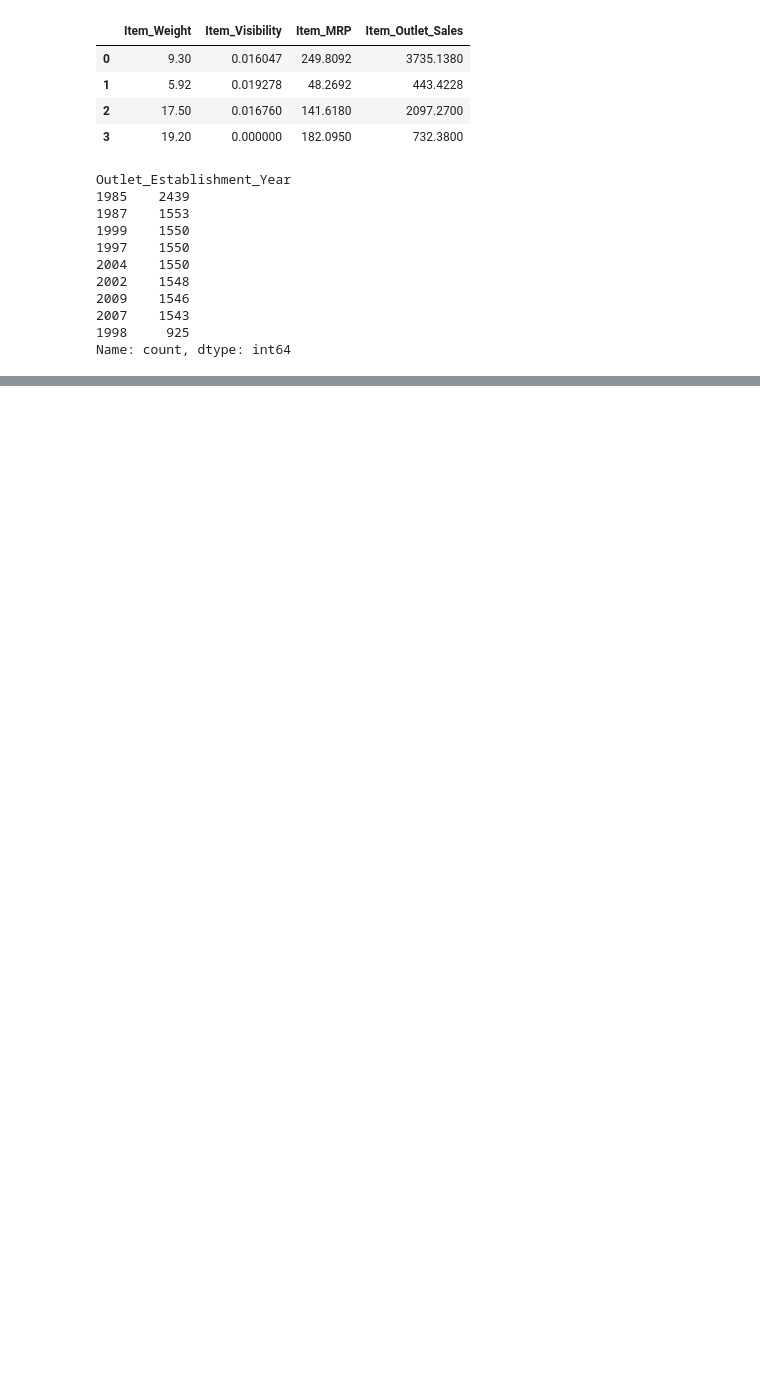
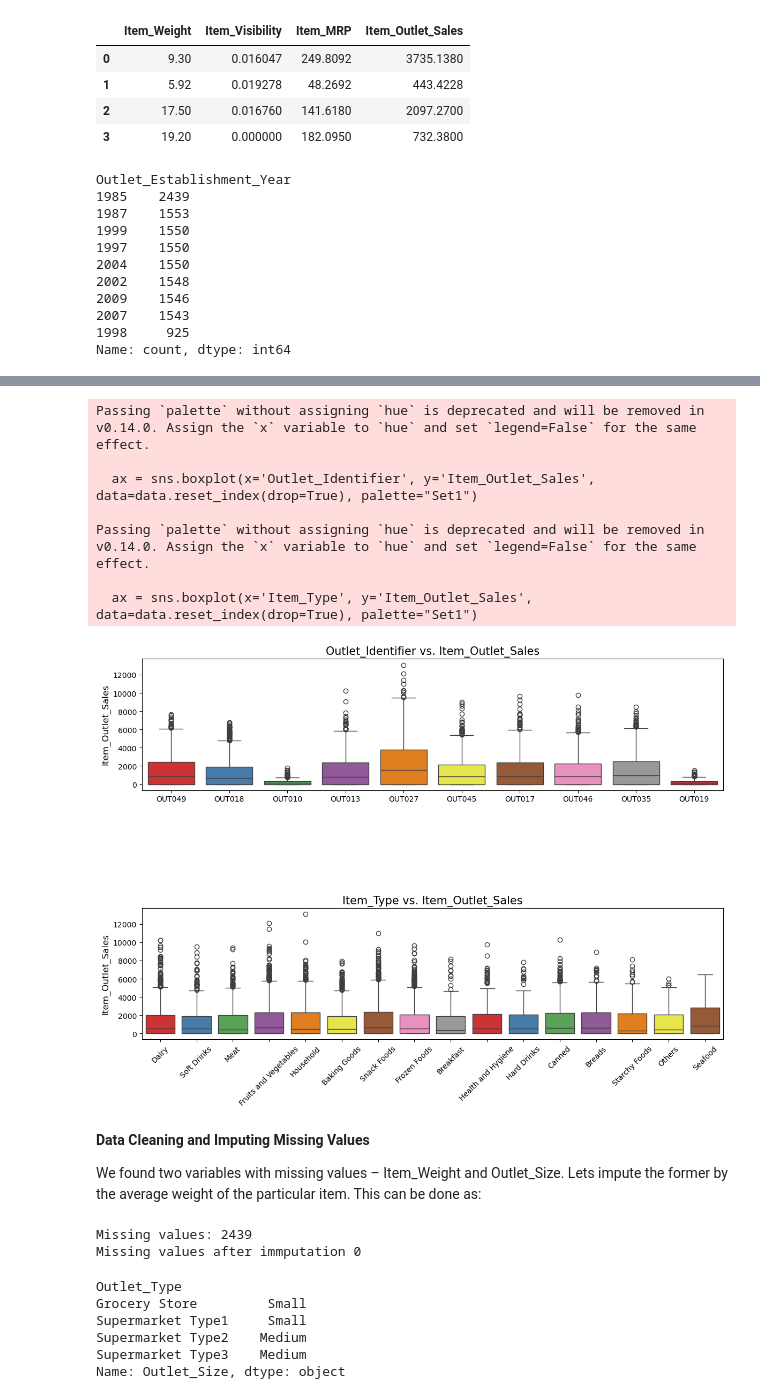
Before and after one commit to MudaserShah/Exploratory-Data-Analysis-EDA-, a Jupyter notebook: Big_Mart_Sales.ipynb, the cells around one changed output, grey strips where cells are left out. Drawn from its saved outputs; the diff is of its cells as text; code cells hidden in the pictures; blank space fills up the shorter version.

```diff
--- a/Big_Mart_Sales.ipynb
+++ b/Big_Mart_Sales.ipynb
@@ -135,0 +233,57 @@ Name: count, dtype: int64
+# %%
+plt.figure(figsize = (14,9))
+
+plt.subplot(211)
+ax = sns.boxplot(x='Outlet_Identifier', y='Item_Outlet_Sales', data=data.reset_index(drop=True), palette="Set1")
+ax.set_title("Outlet_Identifier vs. Item_Outlet_Sales", fontsize=15)
+ax.set_xlabel("", fontsize=12)
+ax.set_ylabel("Item_Outlet_Sales", fontsize=12)
+
+plt.subplot(212)
+ax = sns.boxplot(x='Item_Type', y='Item_Outlet_Sales', data=data.reset_index(drop=True), palette="Set1")
+ax.set_title("Item_Type vs. Item_Outlet_Sales", fontsize=15)
+ax.set_xlabel("", fontsize=12)
+ax.set_ylabel("Item_Outlet_Sales", fontsize=12)
+
+plt.subplots_adjust(hspace = 0.9, top = 0.9)
+plt.setp(ax.get_xticklabels(), rotation=45)
+
+plt.show()
+# %% [output]
+Passing `palette` without assigning `hue` is deprecated and will be removed in v0.14.0. Assign the `x` variable to `hue` and set `legend=False` for the same effect.
+
+  ax = sns.boxplot(x='Outlet_Identifier', y='Item_Outlet_Sales', data=data.reset_index(drop=True), palette="Set1")
+
+Passing `palette` without assigning `hue` is deprecated and will be removed in v0.14.0. Assign the `x` variable to `hue` and set `legend=False` for the same effect.
+
+  ax = sns.boxplot(x='Item_Type', y='Item_Outlet_Sales', data=data.reset_index(drop=True), palette="Set1")
+[figure, added]
+# %% [markdown]
+**Data Cleaning and Imputing Missing Values**
+
+We found two variables with missing values – Item_Weight and Outlet_Size. Lets impute the former by the average weight of the particular item. This can be done as:
+# %%
+item_avg_weight = data.pivot_table(values='Item_Weight', index='Item_Identifier')
+
+missing_values = data['Item_Weight'].isnull()
+print('Missing values: %d' %sum(missing_values))
+
+data.loc[missing_values,'Item_Weight']  = data.loc[missing_values,'Item_Identifier'].apply(lambda x: item_avg_weight.at[x,'Item_Weight'])
+print('Missing values after immputation %d' %sum(data['Item_Weight'].isnull()))
+# %% [output]
+Missing values: 2439
+Missing values after immputation 0
+# %%
+#Import mode function:
+outlet_size_mode = data.groupby('Outlet_Type')['Outlet_Size'].agg(
+    lambda x: x.mode()[0]
+)
+
+print(outlet_size_mode)
+# %% [output]
+Outlet_Type
+Grocery Store         Small
+Supermarket Type1     Small
+Supermarket Type2    Medium
+Supermarket Type3    Medium
+Name: Outlet_Size, dtype: object
```
Also changed, not shown: parts of 22 cells of this notebook.
